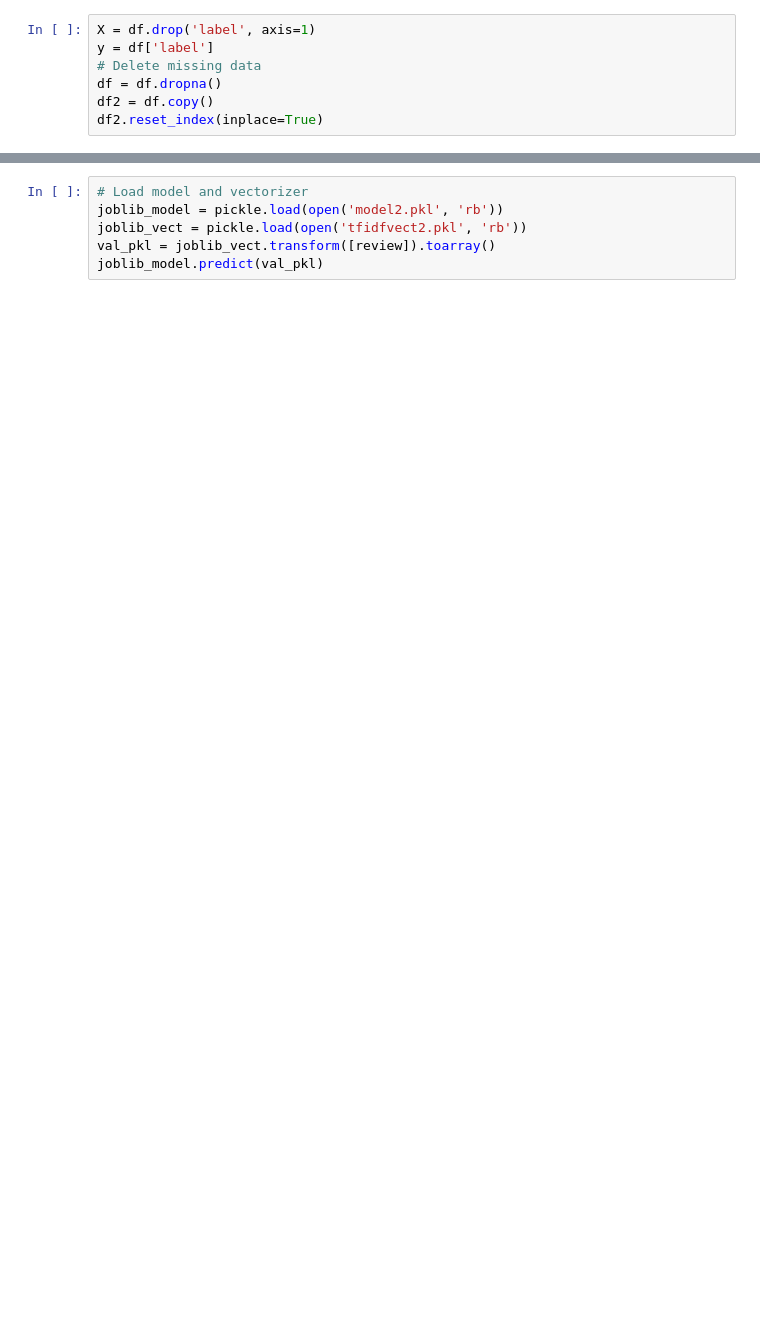
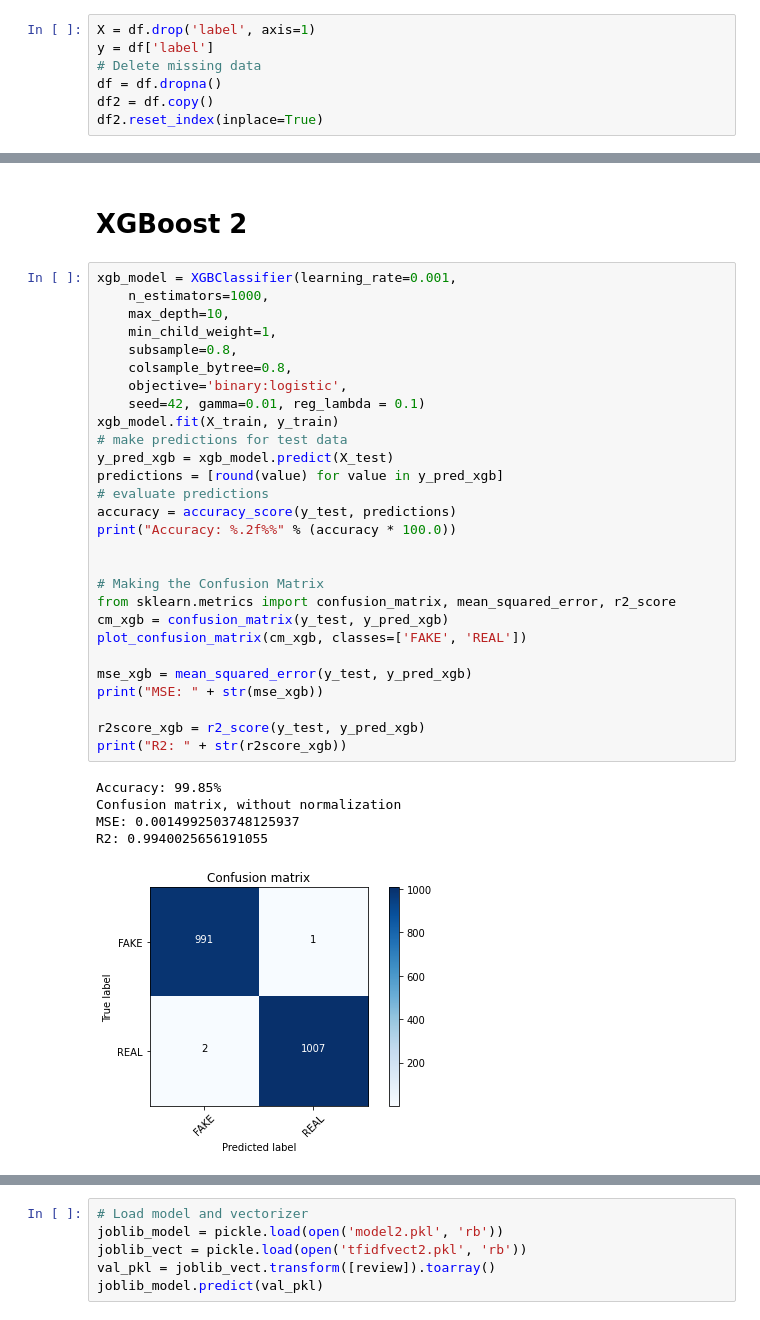
Before and after one commit to Yogesh914/fakenews, a Jupyter notebook: Fake_news_detector.ipynb, the cells around one changed output, grey strips where cells are left out. Saved outputs shown, nothing was run; the diff lists cells and outputs as text; blank space fills up the shorter version.

```diff
--- a/Fake_news_detector.ipynb
+++ b/Fake_news_detector.ipynb
@@ -77,0 +249,36 @@ df2.reset_index(inplace=True)
+# %% [markdown]
+# XGBoost 2
+# %%
+xgb_model = XGBClassifier(learning_rate=0.001,
+    n_estimators=1000,
+    max_depth=10,
+    min_child_weight=1,
+    subsample=0.8,
+    colsample_bytree=0.8,
+    objective='binary:logistic',
+    seed=42, gamma=0.01, reg_lambda = 0.1)
+xgb_model.fit(X_train, y_train)
+# make predictions for test data
+y_pred_xgb = xgb_model.predict(X_test)
+predictions = [round(value) for value in y_pred_xgb]
+# evaluate predictions
+accuracy = accuracy_score(y_test, predictions)
+print("Accuracy: %.2f%%" % (accuracy * 100.0))
+
+
+# Making the Confusion Matrix
+from sklearn.metrics import confusion_matrix, mean_squared_error, r2_score
+cm_xgb = confusion_matrix(y_test, y_pred_xgb)
+plot_confusion_matrix(cm_xgb, classes=['FAKE', 'REAL'])
+
+mse_xgb = mean_squared_error(y_test, y_pred_xgb)
+print("MSE: " + str(mse_xgb))
+
+r2score_xgb = r2_score(y_test, y_pred_xgb)
+print("R2: " + str(r2score_xgb))
+# %% [output]
+Accuracy: 99.85%
+Confusion matrix, without normalization
+MSE: 0.0014992503748125937
+R2: 0.9940025656191055
+[figure, added]
```
Also changed, not shown: parts of 29 cells of this notebook.
